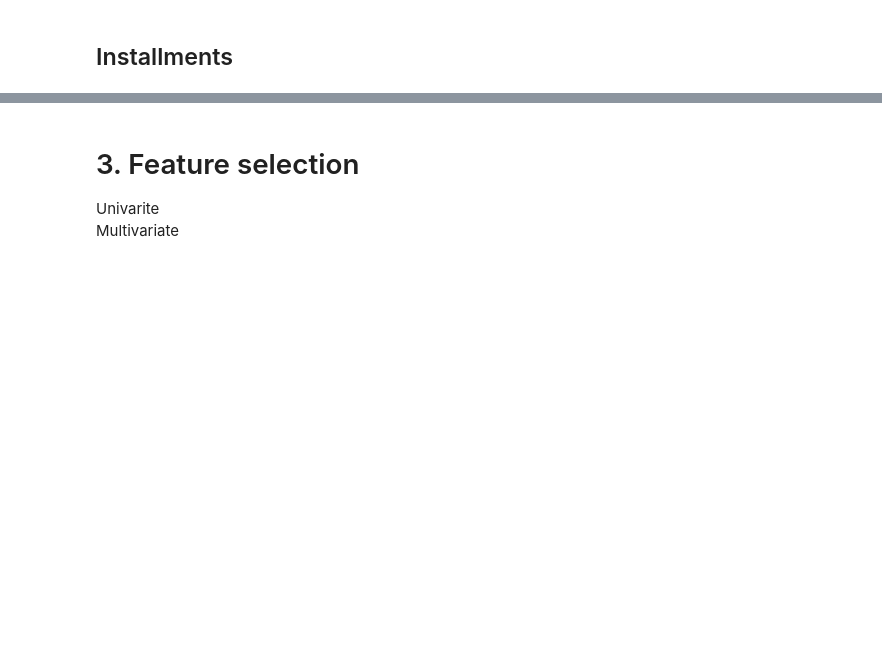
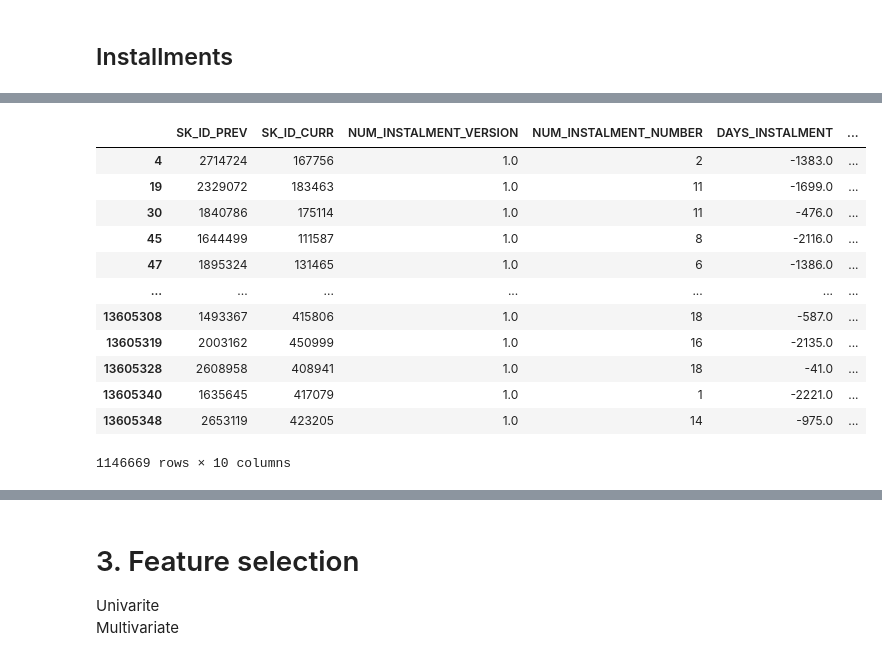
Before and after one commit to Nampq281/homecredit_pd_model, a Jupyter notebook: homecredit-pd-model.ipynb, the cells around one changed output, grey strips where cells are left out. Cells and saved outputs as stored; diff of their text form; code cells hidden in the pictures; blank space fills up the shorter version.

Commit message:
Kaggle Notebook | HomeCredit PD model | Version 15

```diff
--- a/homecredit-pd-model.ipynb
+++ b/homecredit-pd-model.ipynb
@@ -749,0 +668,16 @@ len(installments_payments)
+# %%
+installments_payments[installments_payments['DAYS_INSTALMENT']<installments_payments['DAYS_ENTRY_PAYMENT']]
+# %% [output]
+|  | SK_ID_PREV | SK_ID_CURR | NUM_INSTALMENT_VERSION | NUM_INSTALMENT_NUMBER | DAYS_INSTALMENT | ... |
+| 4 | 2714724 | 167756 | 1.0 | 2 | -1383.0 | ... |
+| 19 | 2329072 | 183463 | 1.0 | 11 | -1699.0 | ... |
+| 30 | 1840786 | 175114 | 1.0 | 11 | -476.0 | ... |
+| 45 | 1644499 | 111587 | 1.0 | 8 | -2116.0 | ... |
+| 47 | 1895324 | 131465 | 1.0 | 6 | -1386.0 | ... |
+| ... | ... | ... | ... | ... | ... | ... |
+| 13605308 | 1493367 | 415806 | 1.0 | 18 | -587.0 | ... |
+| 13605319 | 2003162 | 450999 | 1.0 | 16 | -2135.0 | ... |
+| 13605328 | 2608958 | 408941 | 1.0 | 18 | -41.0 | ... |
+| 13605340 | 1635645 | 417079 | 1.0 | 1 | -2221.0 | ... |
+| 13605348 | 2653119 | 423205 | 1.0 | 14 | -975.0 | ... |
+1146669 rows × 10 columns
```
Also changed, not shown: parts of 36 cells of this notebook.
